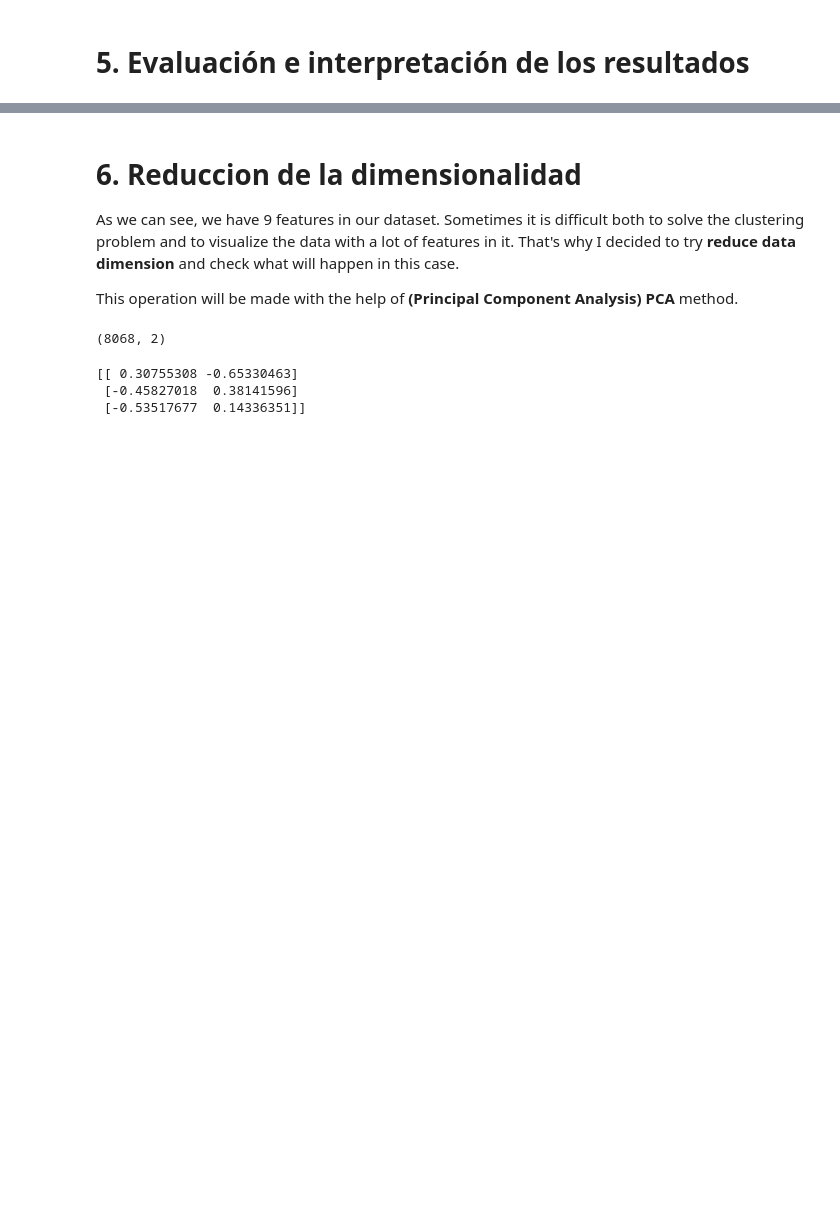
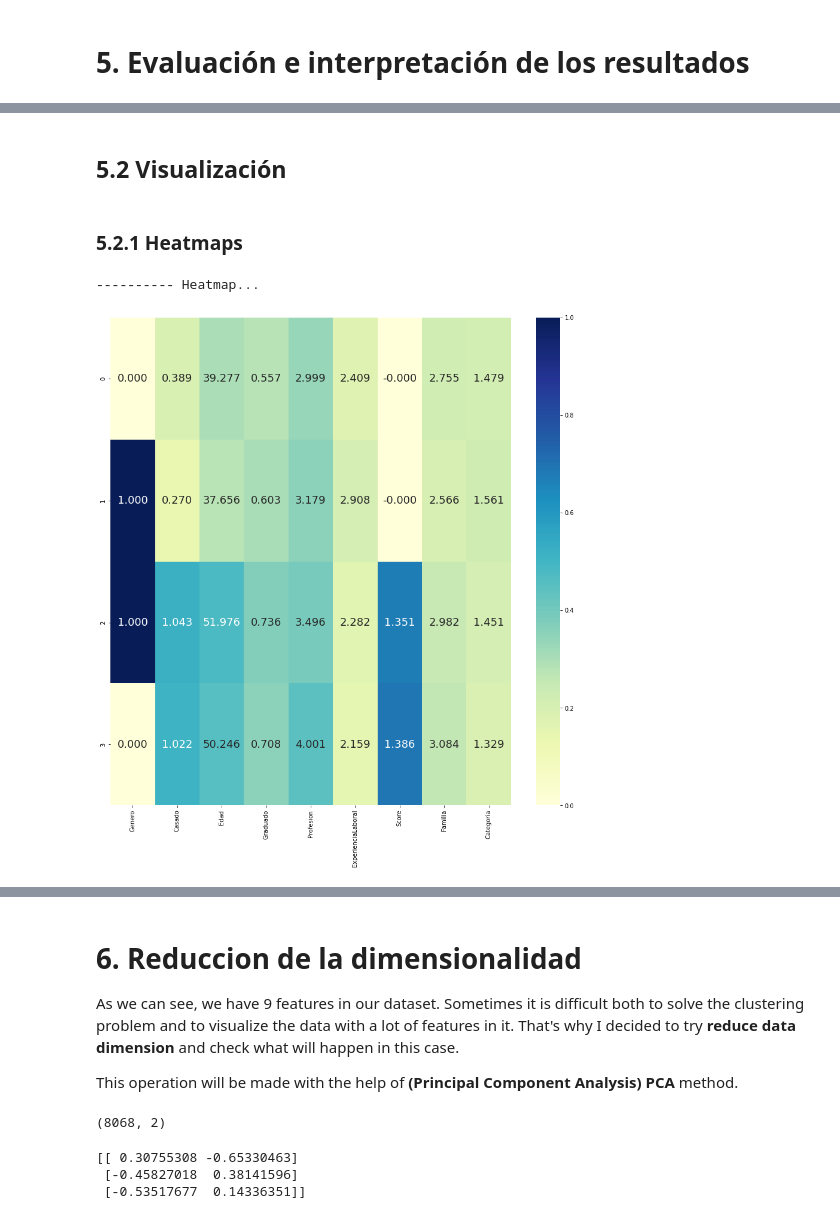
Before and after one commit to adriancarmona999/Analisis-de-estrategias-de-clustering-en-la-economia, a Jupyter notebook: automobile-customer-clustering-k-means-pca.ipynb, the cells around one changed output, grey strips where cells are left out. Drawn from its saved outputs; the diff is of its cells as text; code cells hidden in the pictures; blank space fills up the shorter version.

```diff
--- a/automobile-customer-clustering-k-means-pca.ipynb
+++ b/automobile-customer-clustering-k-means-pca.ipynb
@@ -231,6 +232,14 @@ scaler = MinMaxScaler(feature_range=(0, 1))
 
 #Normalizaremos todas la variables menos la identificativa de cada cliente
 datos_normalizados = datos.drop(['CustomerID'],axis=1,)
+
+## Adicionalmente, para la visualizacion haremos uso del dataframe sin normalizar pero sin la columna idenqificativa, por lo
+## se le quita y se guarda en otro datafrme
+
+datos_sin_ID = datos.drop(['CustomerID'],axis=1,).copy()
+usadas = ['Genero','Casado','Edad','Graduado','Profesion','ExperienciaLaboral','Score','Familia','Categoria']
+datos_sin_ID.columns = usadas
+num_var = len(datos_sin_ID.columns)
 # %%
 datos_normalizados
 # %% [output]
@@ -265,7 +274,7 @@ array([[0.        , 0.        , 0.05633803, ..., 0.        , 0.375     ,
        [0.        , 0.5       , 0.26760563, ..., 0.5       , 0.25      ,
         0.        ]])
 # %%
-
-## Construyo un nuevo datframe con los datos normalizados. Aprovecho para traducir los nombres de las columnas.
-df_normalizado = pd.DataFrame(data=datos_normalizados, columns=['Genero','Casado','Edad','Graduado','Profesion','ExperienciaLaboral','Score','Familia','Categoria'])
+## Construyo un nuevo datframe con los datos normalizados.
+df_normalizado = pd.DataFrame(data=datos_normalizados, columns=usadas)
 df_normalizado.head() # check the result
+df_normalizado.columns = usadas
@@ -535,0 +680,9 @@ plt.show()
+# %% [markdown]
+## 5.2 Visualización
+# %% [markdown]
+### 5.2.1 Heatmaps
+# %%
+hm_kmeans= heatmap(centroides_kmeans, centroides_desnormalizados_kmeans)
+# %% [output]
+---------- Heatmap...
+[figure, added]
```
Also changed, not shown: parts of 18 cells of this notebook, 1 other file.
